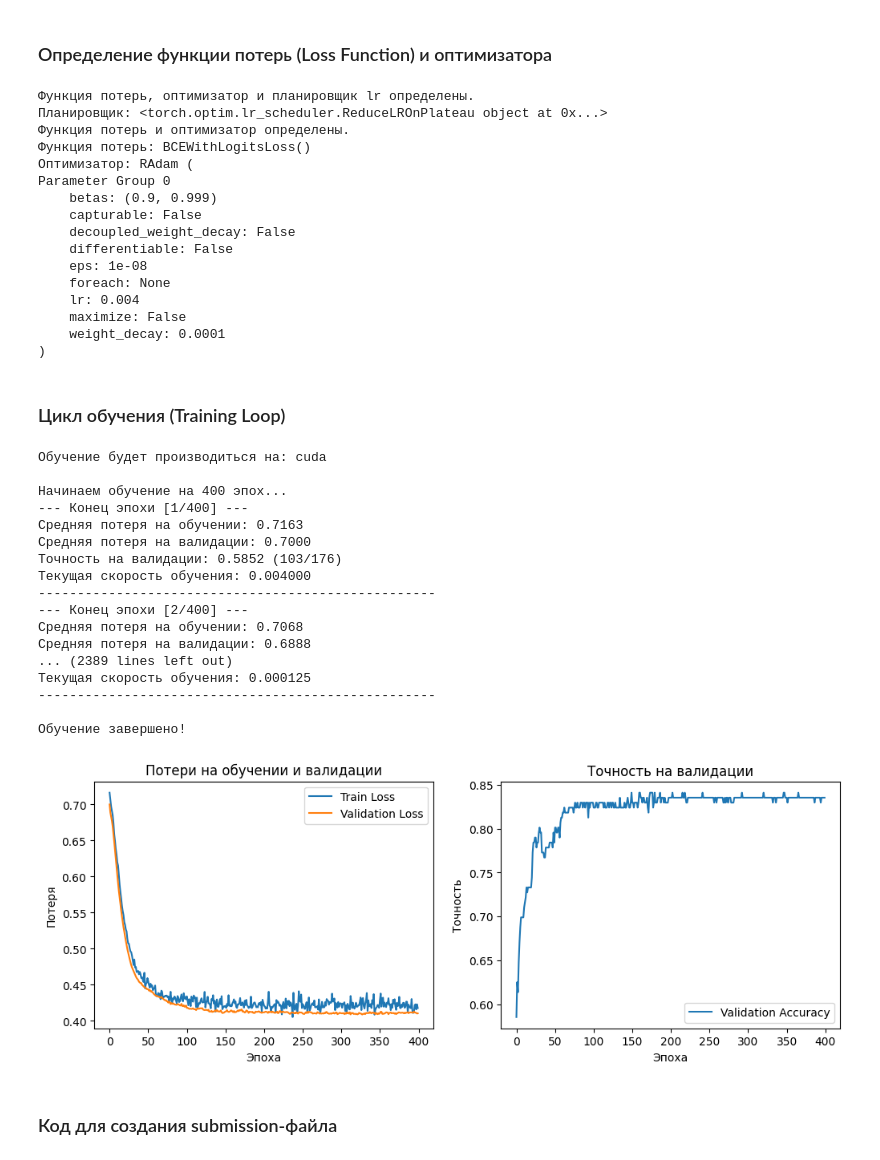
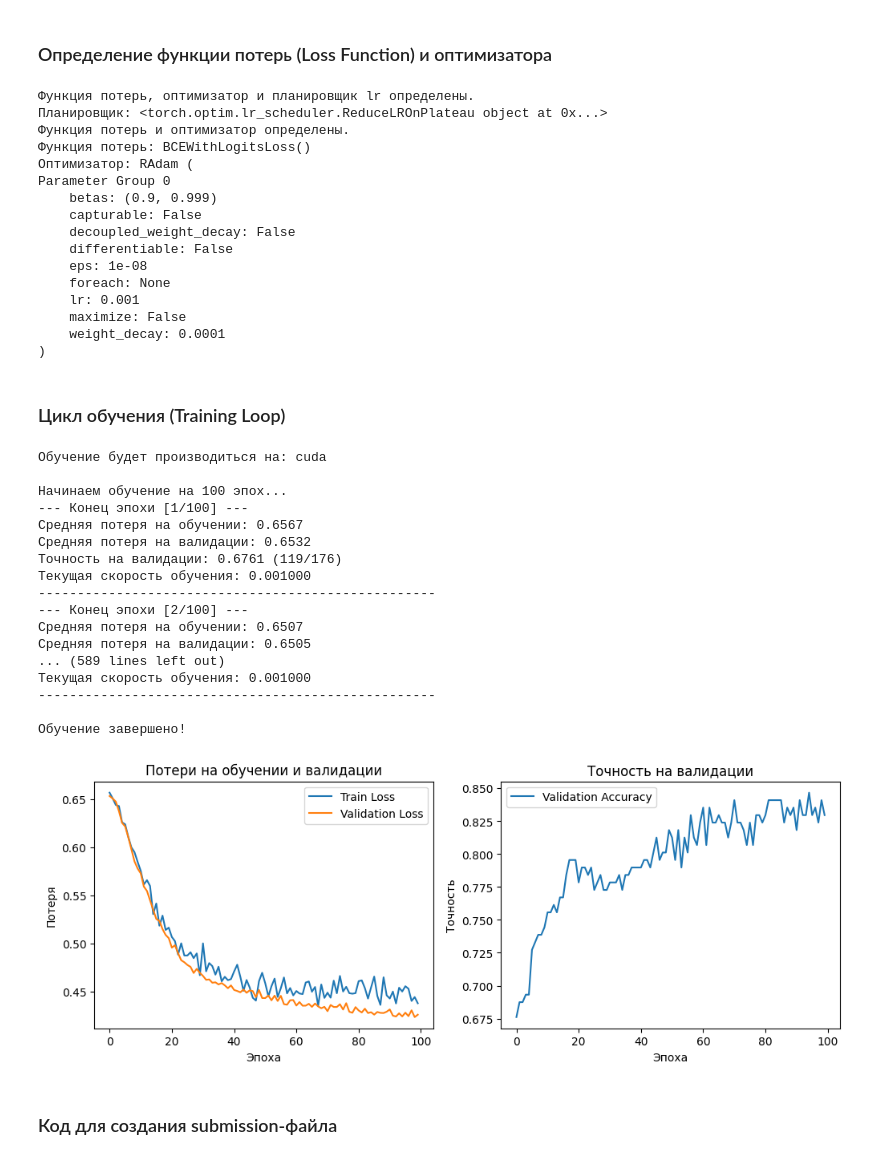
Before and after one commit to Vasja1142/Titanic-ML-competition, a Jupyter notebook: Titanic Survival Prediction.ipynb, the cells around one changed output. Cells and saved outputs as stored; diff of their text form; code cells hidden in the pictures.

```diff
--- a/Titanic Survival Prediction.ipynb
+++ b/Titanic Survival Prediction.ipynb
@@ -529,7 +529,7 @@ val_dataset = TitanicDataset(X_val_tensor, y_val_tensor)
 test_dataset = TitanicDataset(X_test_tensor) # Метки отсутствуют
 
 # Определяем размер батча
-BATCH_SIZE = 48 # Можно экспериментировать с этим значением
+BATCH_SIZE = 16 # Можно экспериментировать с этим значением
 
 # Создаем DataLoader'ы
 # shuffle=True для обучающего набора, чтобы модель видела данные в разном порядке на каждой эпохе
@@ -589,13 +589,13 @@ criterion = nn.BCEWithLogitsLoss()
 # и здесь было бы: criterion = nn.BCELoss()
 
 # 2. Определение оптимизатора
-learning_rate = 0.004 # Начальное значение скорости обучения (можно подбирать)
+learning_rate = 0.001 # Начальное значение скорости обучения (можно подбирать)
 optimizer = torch.optim.RAdam(model.parameters(), lr=learning_rate, weight_decay=0.0001)
 
 # 3. Определение планировщика скорости обучения
 # Мы будем следить за валидационной потерей (val_loss).
 # Если val_loss не улучшается в течение 'patience' эпох, lr будет уменьшен в 'factor' раз.
-scheduler = ReduceLROnPlateau(optimizer, mode='min', factor=0.5, patience=30)
+scheduler = ReduceLROnPlateau(optimizer, mode='min', factor=0.5, patience=10)
 # mode='min': мы хотим минимизировать val_loss
 # factor=0.1: уменьшаем lr в 10 раз
 # patience=5: ждем 5 эпох без улучшения val_loss
@@ -620,7 +620,7 @@ Parameter Group 0
     differentiable: False
     eps: 1e-08
     foreach: None
-    lr: 0.004
+    lr: 0.001
     maximize: False
     weight_decay: 0.0001
 )
@@ -634,7 +634,7 @@ print(f"Обучение будет производиться на: {device}")
 model.to(device) # Перемещаем модель на выбранное устройство
 
 # Гиперпараметры обучения
-num_epochs =  400 # Количество эпох (можно подбирать)
+num_epochs =  100 # Количество эпох (можно подбирать)
 # Можно добавить сохранение логов или метрик
 train_losses = []
 val_losses = [] # Если будем делать валидацию на каждой эпохе
@@ -700,45 +700,45 @@ for epoch in range(num_epochs):
     current_lr = optimizer.param_groups[0]['lr']
     print(f"Текущая скорость обучения: {current_lr:.6f}")
     print("---------------------------------------------------")
 
 print("\nОбучение завершено!")
 # Опционально: можно построить графики потерь и точности
 
 plt.figure(figsize=(12, 4))
 plt.subplot(1, 2, 1)
 plt.plot(train_losses, label='Train Loss')
 plt.plot(val_losses, label='Validation Loss')
 plt.xlabel('Эпоха')
 plt.ylabel('Потеря')
 plt.legend()
 plt.title('Потери на обучении и валидации')
 
 plt.subplot(1, 2, 2)
 plt.plot(val_accuracies, label='Validation Accuracy')
 plt.xlabel('Эпоха')
 plt.ylabel('Точность')
 plt.legend()
 plt.title('Точность на валидации')
 plt.show()
 # %% [output]
 Обучение будет производиться на: cuda
 
-Начинаем обучение на 400 эпох...
---- Конец эпохи [1/400] ---
-Средняя потеря на обучении: 0.7163
-Средняя потеря на валидации: 0.7000
-Точность на валидации: 0.5852 (103/176)
-Текущая скорость обучения: 0.004000
+Начинаем обучение на 100 эпох...
+--- Конец эпохи [1/100] ---
+Средняя потеря на обучении: 0.6567
+Средняя потеря на валидации: 0.6532
+Точность на валидации: 0.6761 (119/176)
+Текущая скорость обучения: 0.001000
 ---------------------------------------------------
---- Конец эпохи [2/400] ---
-Средняя потеря на обучении: 0.7068
-Средняя потеря на валидации: 0.6888
-... (2389 lines left out)
-Текущая скорость обучения: 0.000125
+--- Конец эпохи [2/100] ---
+Средняя потеря на обучении: 0.6507
+Средняя потеря на валидации: 0.6505
+... (589 lines left out)
+Текущая скорость обучения: 0.001000
 ---------------------------------------------------
 
 Обучение завершено!
-[figure, old version]
+[figure, new version]
 # %% [markdown]
 ### Код для создания submission-файла
 # %%
```
Also changed, not shown: parts of 1 cell of this notebook, 1 other file.
